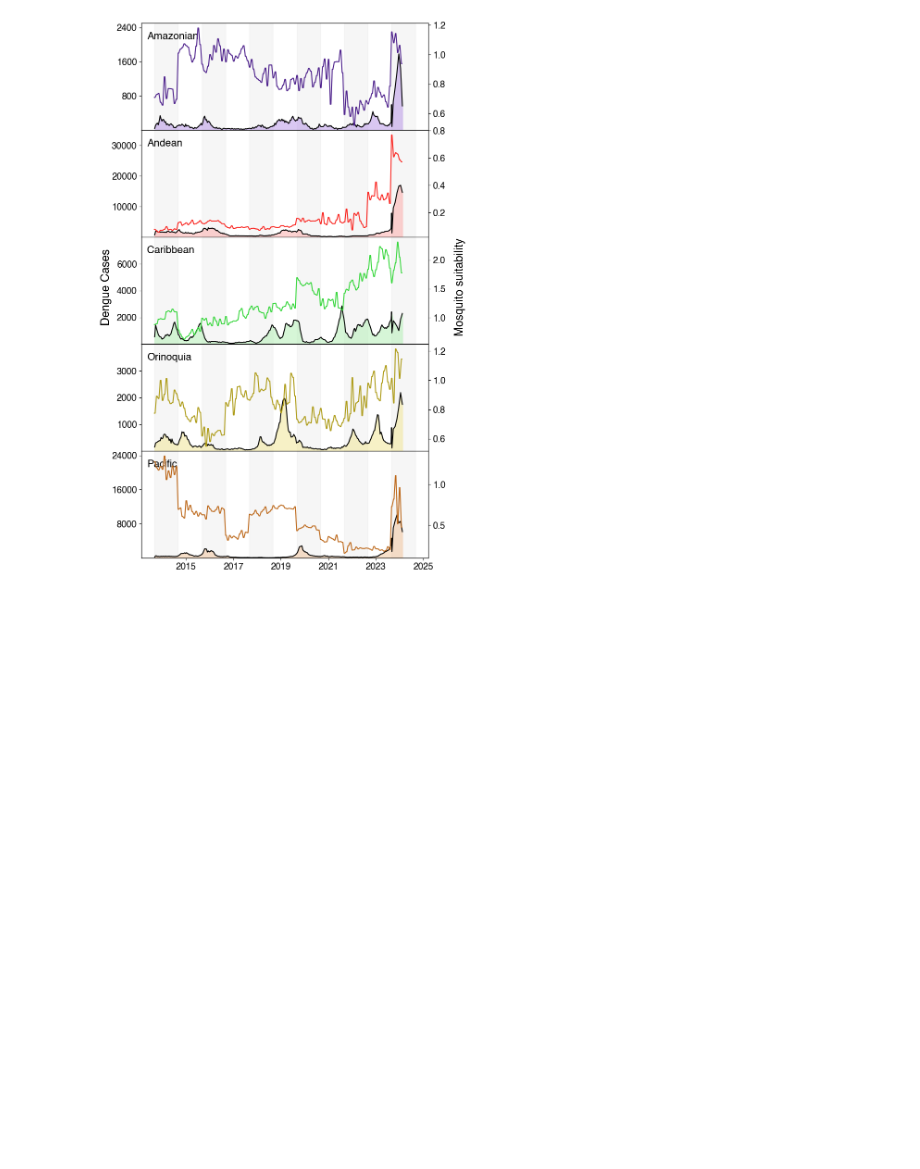
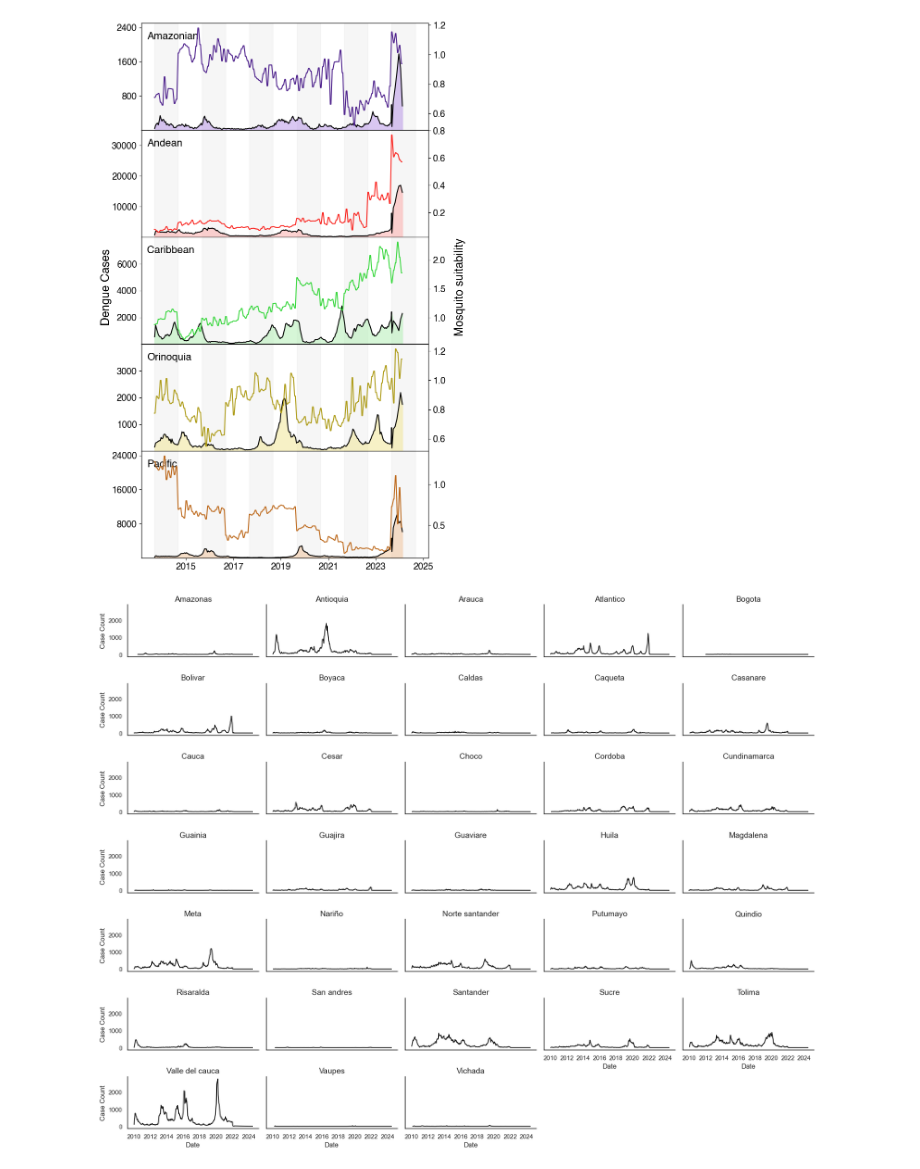
Before and after one commit to RicardoRH96/DENV_Epi, a Jupyter notebook: Scripts/Make_DENV_Descriptive.ipynb, the cells around one changed output. Saved outputs shown, nothing was run; the diff lists cells and outputs as text; code cells hidden in the pictures; blank space fills up the shorter version.

```diff
--- a/Scripts/Make_DENV_Descriptive.ipynb
+++ b/Scripts/Make_DENV_Descriptive.ipynb
@@ -231,3 +231,57 @@ plt.savefig('dengue_cases_by_region.jpeg', dpi=resolution, bbox_inches='tight',
 plt.show()
 # %% [output]
 [figure]
+# %%
+import pandas as pd
+import numpy as np
+import matplotlib.pyplot as plt
+import seaborn as sns
+
+df_210 = pd.read_csv('/Users/ricardorivero/Documents/DENV/Database/SIVIGILA/210_denv.csv', encoding='latin1')
+data_2024 = pd.read_excel('/Users/ricardorivero/Documents/DENV/2024/Metadata/denv_cases_2024.xlsx')
+
+city_to_dpt = {
+    "VALLE": "VALLE DEL CAUCA",
+    "BARRANQUILLA": "ATLANTICO",
+    "CARTAGENA": "BOLIVAR",
+    "SANTA MARTA D.E": "MAGDALENA",
+    "BUENAVENTURA": "VALLE DEL CAUCA",
+    "CALI": "VALLE DEL CAUCA"
+}
+
+data_2024["Departamento_ocurrencia"] = data_2024["Departamento_ocurrencia"].map(city_to_dpt).fillna(data_2024["Departamento_ocurrencia"])
+df_210["Departamento_ocurrencia"] = df_210["Departamento_ocurrencia"].map(city_to_dpt).fillna(df_210["Departamento_ocurrencia"])
+
+combined_df = pd.concat([df_210, data_2024], ignore_index=True)
+combined_df["FEC_NOT"] = pd.to_datetime(combined_df["FEC_NOT"], errors="coerce")
+combined_df = combined_df.loc["2014-01-01":]
+combined_df.set_index("FEC_NOT", inplace=True)
+
+cases_2w = (
+    combined_df
+    .groupby(["Departamento_ocurrencia", pd.Grouper(freq="2W")])
+    .size()
+    .reset_index(name="cases")
+)
+cases_2w = cases_2w[~cases_2w["Departamento_ocurrencia"].isin(["PROCEDENCIA DESCONOCIDA", "EXTERIOR"])]
+cases_2w.rename(columns={"FEC_NOT": "Date2W"}, inplace=True)
+
+sns.set(style="white")
+g = sns.relplot(
+    data=cases_2w,
+    x="Date2W", y="cases",
+    col="Departamento_ocurrencia",
+    kind="line",
+    col_wrap=5,
+    height=2, aspect=1.8,
+    color="k"
+)
+g.set_titles("{col_name}")
+for ax in g.axes.flat:
+    ax.set_title(ax.get_title().capitalize(), fontsize=14)
+g.set_axis_labels("Date", "Case Count")
+plt.tight_layout()
+plt.savefig('../Figures/Supplementary/Supp4_dengue_cases_by_department.jpeg', dpi=300, bbox_inches='tight', format='jpeg')
+plt.show()
+# %% [output]
+[figure, added]
```
Also changed, not shown: parts of 2 cells of this notebook, 10 other files.
